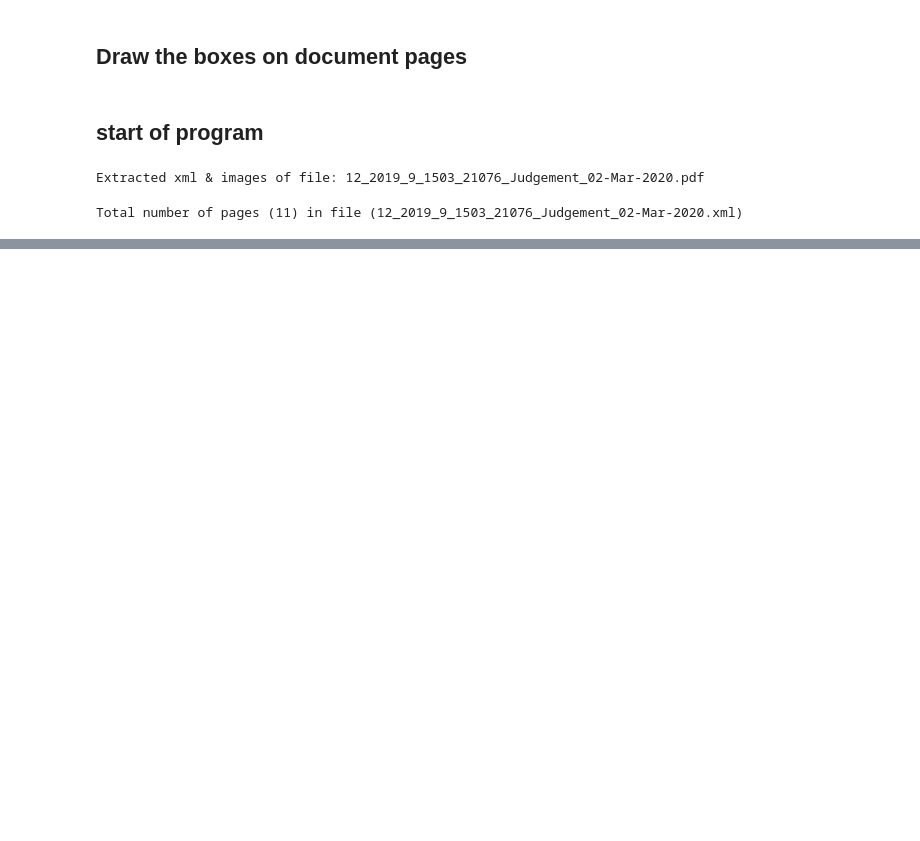
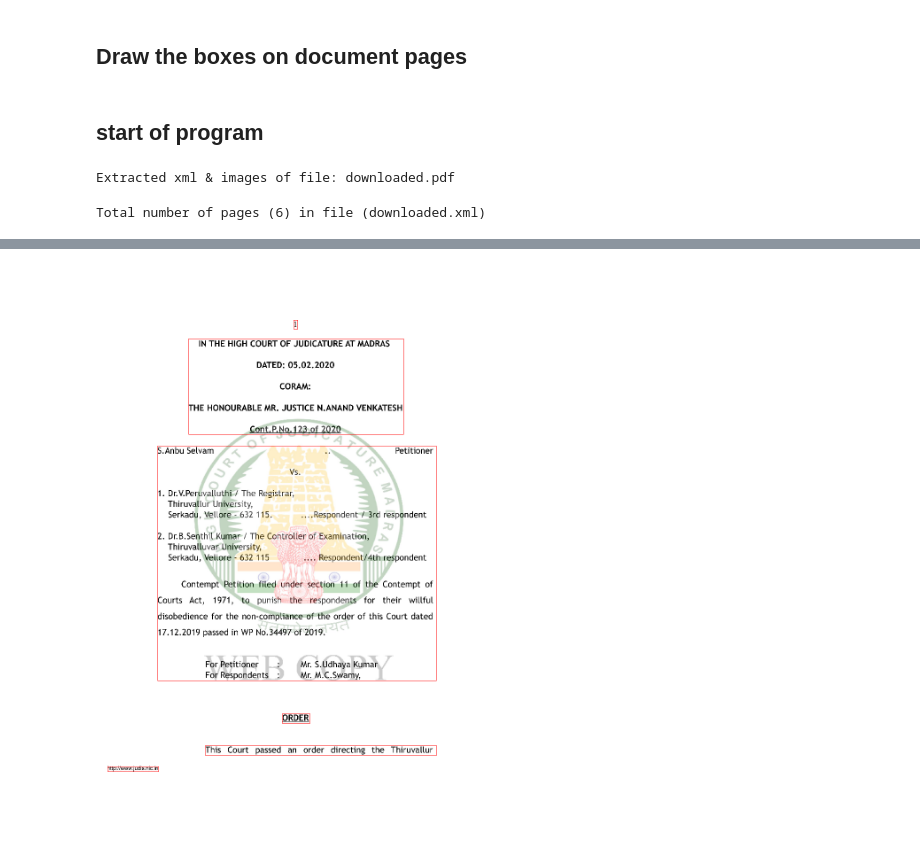
Before and after one commit to kumardeepak/document-structure, a Jupyter notebook: notebooks/DOCUMENT_STRUCTURE_MAIN.ipynb, the cells around one changed output, grey strips where cells are left out. Saved outputs shown, nothing was run; the diff lists cells and outputs as text; code cells hidden in the pictures; blank space fills up the shorter version.

```diff
--- a/notebooks/DOCUMENT_STRUCTURE_MAIN.ipynb
+++ b/notebooks/DOCUMENT_STRUCTURE_MAIN.ipynb
@@ -42,7 +42,7 @@ def show_df(df):
 base_dir   = '/Users/kd/Workspace/python/github/document-structure/data'
 input_dir  = os.path.join(base_dir, 'input')
 output_dir = os.path.join(base_dir, 'output')
-filename   = '12_2019_9_1503_21076_Judgement_02-Mar-2020.pdf'
+filename   = 'downloaded.pdf'
 # %%
 pdf_filepath   = os.path.join(input_dir, filename)
 working_dir    = os.path.join(output_dir, os.path.splitext(filename)[0])
@@ -58,11 +58,11 @@ image_files    = read_directory_files(pdf_image_dir, pattern='*-*.jpg')
 # print(image_files)
 print("Extracted xml & images of file: %s" % (filename))
 # %% [output]
-Extracted xml & images of file: 12_2019_9_1503_21076_Judgement_02-Mar-2020.pdf
+Extracted xml & images of file: downloaded.pdf
 # %%
 xml_dfs, page_width, page_height = get_xml_info(xml_files[0])
 # %% [output]
-Total number of pages (11) in file (12_2019_9_1503_21076_Judgement_02-Mar-2020.xml)
+Total number of pages (6) in file (downloaded.xml)
 # %%
 document_configs = {
     'HORI_BLOCK_WDTH_DIFF_PERC': 0.85,
@@ -84,6 +84,6 @@ in_df   = df.loc[:]
 h_df    = merge_horizontal_blocks(in_df, document_configs, debug=False)
 v_df    = merge_vertical_blocks(h_df, document_configs, debug=False)
 
-# draw_box(img_filepath, page_width, page_height, v_df, color='red')
-show_df(v_df)
+draw_box(img_filepath, page_width, page_height, v_df, color='red')
+# show_df(h_df)
 # %% [output]
@@ -99,0 +90 @@ show_df(v_df)
+[figure, added]
```
Also changed, not shown: parts of 6 cells of this notebook.
